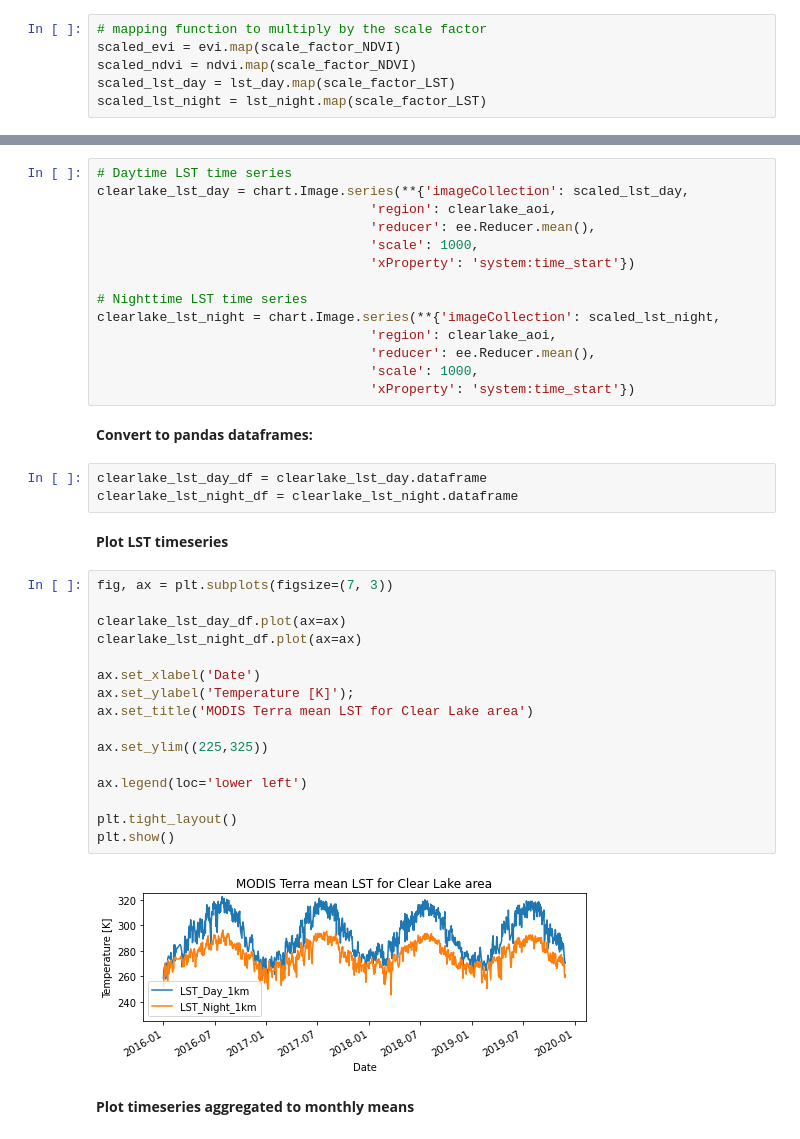
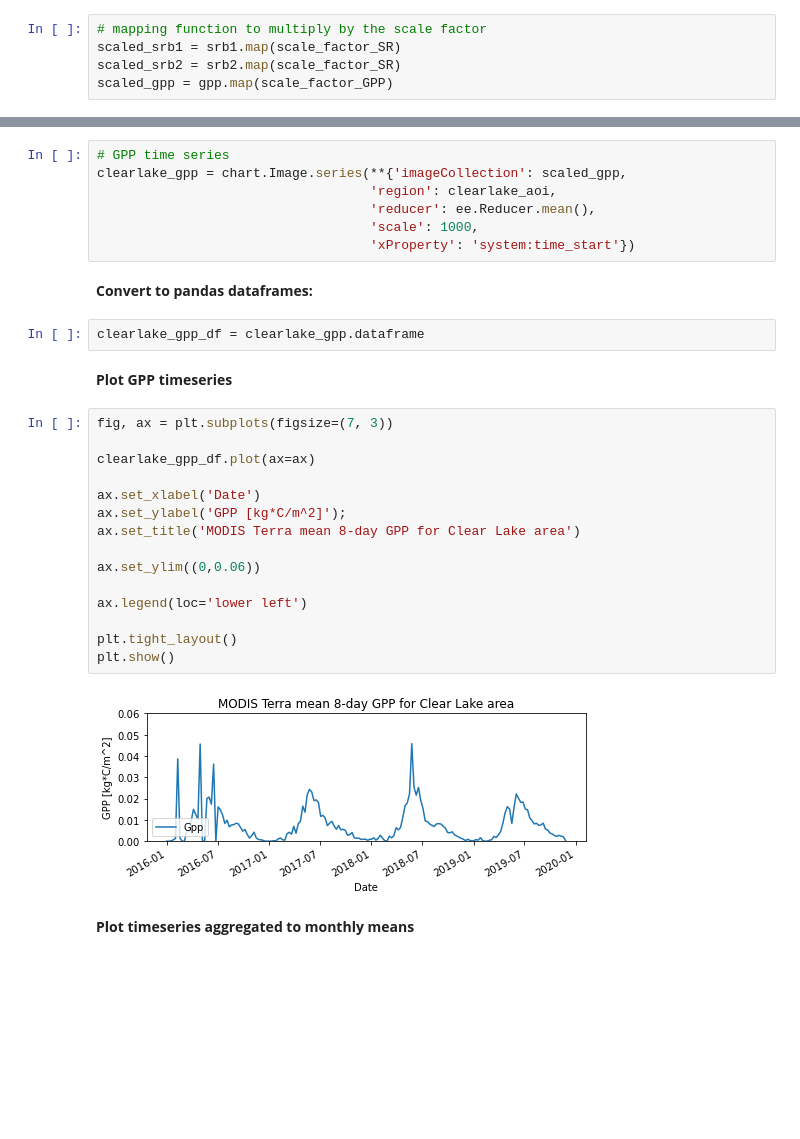
Before and after one commit to waterhackweek/whw2020_firewater, a Jupyter notebook: GEEcode/modis_clearlake_chl-a.ipynb, the cells around one changed output, grey strips where cells are left out. Cells and saved outputs as stored; diff of their text form; blank space fills up the shorter version.

Commit message:
plotted mean surf ref and gpp

```diff
--- a/GEEcode/modis_clearlake_chl-a.ipynb
+++ b/GEEcode/modis_clearlake_chl-a.ipynb
@@ -106,8 +108,7 @@ def scale_factor_GPP(image):
   return image.multiply(0.0001).copyProperties(image, ['system:time_start'])
 # %%
 # mapping function to multiply by the scale factor
-scaled_evi = evi.map(scale_factor_NDVI)
-scaled_ndvi = ndvi.map(scale_factor_NDVI)
-scaled_lst_day = lst_day.map(scale_factor_LST)
-scaled_lst_night = lst_night.map(scale_factor_LST)
+scaled_srb1 = srb1.map(scale_factor_SR)
+scaled_srb2 = srb2.map(scale_factor_SR)
+scaled_gpp = gpp.map(scale_factor_GPP)
 # %% [markdown]
@@ -130,42 +146,33 @@ Map
 # %%
-# Daytime LST time series
-clearlake_lst_day = chart.Image.series(**{'imageCollection': scaled_lst_day,
+# GPP time series
+clearlake_gpp = chart.Image.series(**{'imageCollection': scaled_gpp,
                                    'region': clearlake_aoi,
                                    'reducer': ee.Reducer.mean(),
                                    'scale': 1000,
                                    'xProperty': 'system:time_start'})
-
-# Nighttime LST time series
-clearlake_lst_night = chart.Image.series(**{'imageCollection': scaled_lst_night,
-                                   'region': clearlake_aoi,
-                                   'reducer': ee.Reducer.mean(),
-                                   'scale': 1000,
-                                   'xProperty': 'system:time_start'})
 # %% [markdown]
 **Convert to pandas dataframes:**
-# %%
-clearlake_lst_day_df = clearlake_lst_day.dataframe
-clearlake_lst_night_df = clearlake_lst_night.dataframe
+# %%
+clearlake_gpp_df = clearlake_gpp.dataframe
 # %% [markdown]
-**Plot LST timeseries**
+**Plot GPP timeseries**
 # %%
 fig, ax = plt.subplots(figsize=(7, 3))
 
-clearlake_lst_day_df.plot(ax=ax)
-clearlake_lst_night_df.plot(ax=ax)
+clearlake_gpp_df.plot(ax=ax)
 
 ax.set_xlabel('Date')
-ax.set_ylabel('Temperature [K]');
-ax.set_title('MODIS Terra mean LST for Clear Lake area')
+ax.set_ylabel('GPP [kg*C/m^2]');
+ax.set_title('MODIS Terra mean 8-day GPP for Clear Lake area')
 
-ax.set_ylim((225,325))
+ax.set_ylim((0,0.06))
 
 ax.legend(loc='lower left')
 
 plt.tight_layout()
 plt.show()
 # %% [output]
-[figure, old version]
+[figure, new version]
 # %% [markdown]
 **Plot timeseries aggregated to monthly means**
 # %%
```
Also changed, not shown: parts of 16 cells of this notebook.
